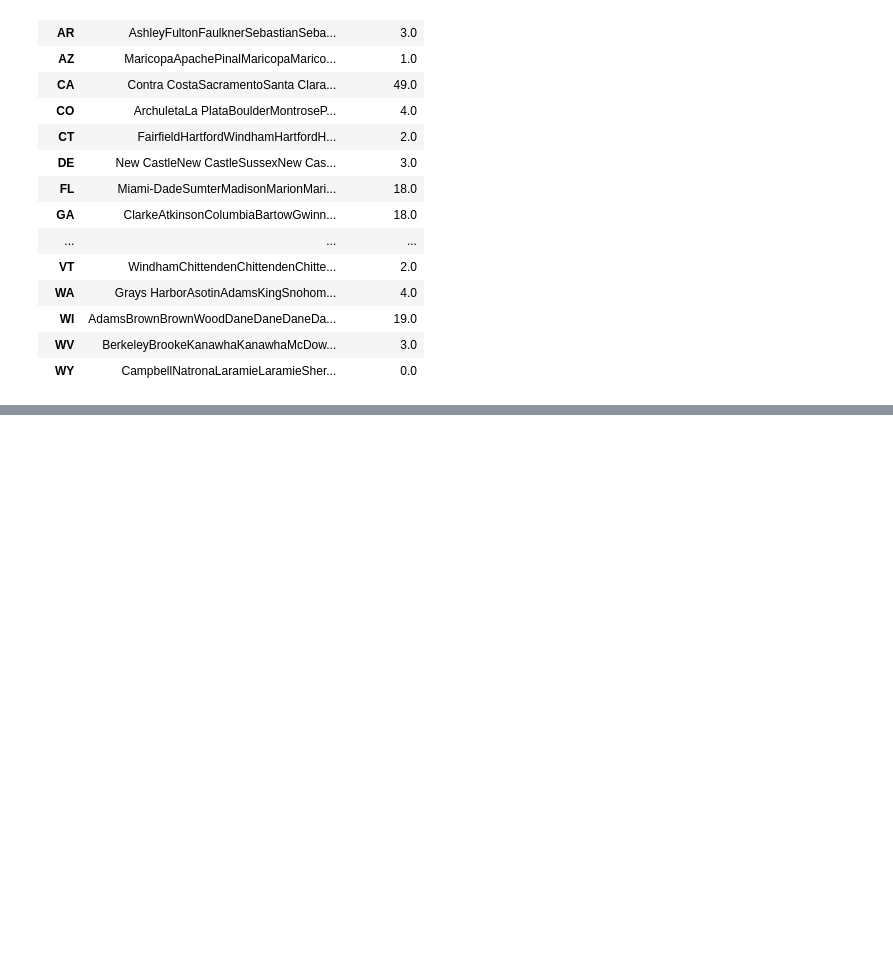
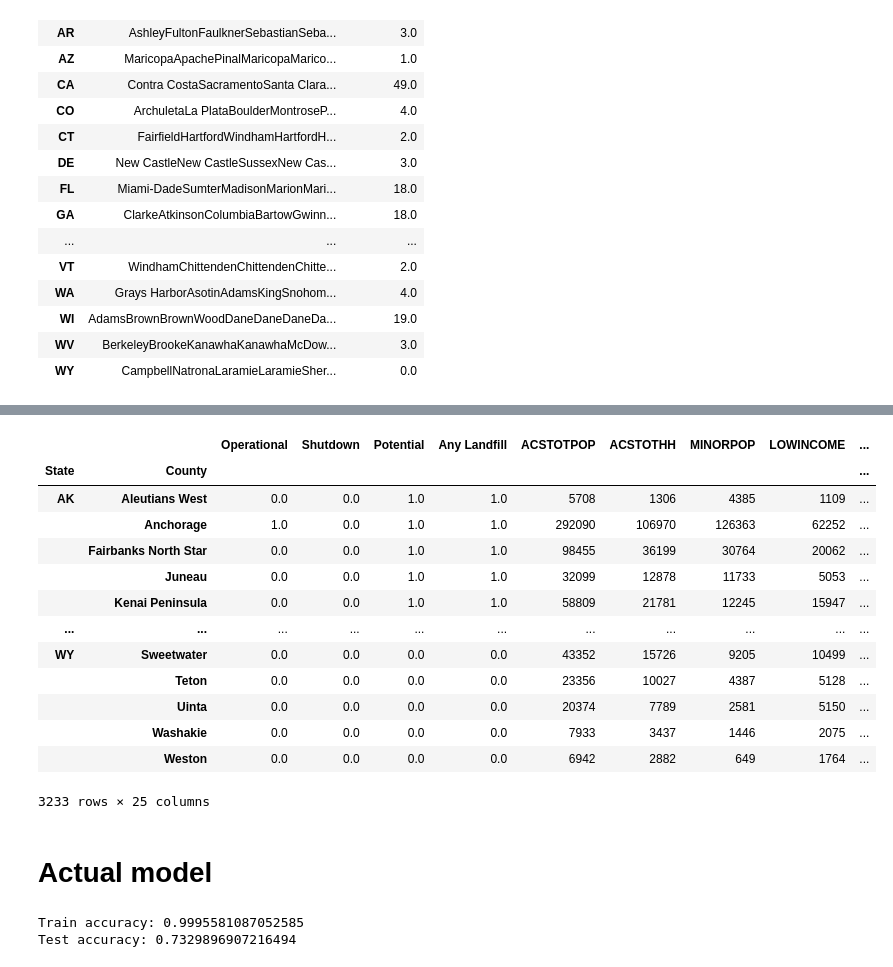
Before and after one commit to jkwesio/waste-class-repo2023, a Jupyter notebook: osm_test-John.ipynb, the cells around one changed output, grey strips where cells are left out. Drawn from its saved outputs; the diff is of its cells as text; code cells hidden in the pictures; blank space fills up the shorter version.

Commit message:
updated with modeling work

```diff
--- a/osm_test-John.ipynb
+++ b/osm_test-John.ipynb
@@ -358,0 +336,58 @@ df.to_csv('concatenated_data.csv')
+# %%
+lf['Any Landfill'] = lf.loc[:,'Operational':'Potential'].sum(axis=1)
+lf[lf>1]=1
+
+df = pd.concat([lf,ejscreen1],axis=1)
+df = df.fillna(0)
+df.index = df.index.set_names(['State','County'])
+df.to_csv('data/concatenated_data.csv')
+df
+# %% [output]
+|  |  | Operational | Shutdown | Potential | Any Landfill | ACSTOTPOP | ACSTOTHH | MINORPOP | LOWINCOME | ... |
+| State | County |  |  |  |  |  |  |  |  | ... |
+| AK | Aleutians West | 0.0 | 0.0 | 1.0 | 1.0 | 5708 | 1306 | 4385 | 1109 | ... |
+|  | Anchorage | 1.0 | 0.0 | 1.0 | 1.0 | 292090 | 106970 | 126363 | 62252 | ... |
+|  | Fairbanks North Star | 0.0 | 0.0 | 1.0 | 1.0 | 98455 | 36199 | 30764 | 20062 | ... |
+|  | Juneau | 0.0 | 0.0 | 1.0 | 1.0 | 32099 | 12878 | 11733 | 5053 | ... |
+|  | Kenai Peninsula | 0.0 | 0.0 | 1.0 | 1.0 | 58809 | 21781 | 12245 | 15947 | ... |
+| ... | ... | ... | ... | ... | ... | ... | ... | ... | ... | ... |
+| WY | Sweetwater | 0.0 | 0.0 | 0.0 | 0.0 | 43352 | 15726 | 9205 | 10499 | ... |
+|  | Teton | 0.0 | 0.0 | 0.0 | 0.0 | 23356 | 10027 | 4387 | 5128 | ... |
+|  | Uinta | 0.0 | 0.0 | 0.0 | 0.0 | 20374 | 7789 | 2581 | 5150 | ... |
+|  | Washakie | 0.0 | 0.0 | 0.0 | 0.0 | 7933 | 3437 | 1446 | 2075 | ... |
+|  | Weston | 0.0 | 0.0 | 0.0 | 0.0 | 6942 | 2882 | 649 | 1764 | ... |
+3233 rows × 25 columns
+# %% [markdown]
+# Actual model
+# %%
+import pandas as pd
+from sklearn.ensemble import RandomForestClassifier
+from sklearn.model_selection import train_test_split
+from sklearn.metrics import accuracy_score
+from sklearn.preprocessing import StandardScaler
+
+data = pd.read_csv('data/concatenated_data.csv',index_col=[0,1])
+
+# Prepare the data for training
+X = data.loc[:, 'ACSTOTPOP':].values # Features
+y = data.loc[:, 'Any Landfill'].values # Target variable (0 or 1)
+
+# Split the data into training and testing sets
+X_train, X_test, y_train, y_test = train_test_split(X, y, test_size=0.3, random_state=42)
+scaler = StandardScaler()
+scaler.fit(X_train)
+X_train = scaler.transform(X_train)
+X_test = scaler.transform(X_test)
+
+# Train the Random Forest classifier
+rf_clf = RandomForestClassifier(n_estimators=100, random_state=42)
+rf_clf.fit(X_train, y_train)
+# Make predictions on the test set
+y_pred = rf_clf.predict(X_test)
+# Evaluate the accuracy of the model
+accuracy = accuracy_score(y_test, y_pred)
+print('Train accuracy:', accuracy_score(y_train, rf_clf.predict(X_train)))
+print('Test accuracy:', accuracy)
+# %% [output]
+Train accuracy: 0.9995581087052585
+Test accuracy: 0.7329896907216494
```
Also changed, not shown: parts of 6 cells of this notebook, 2 other files.
